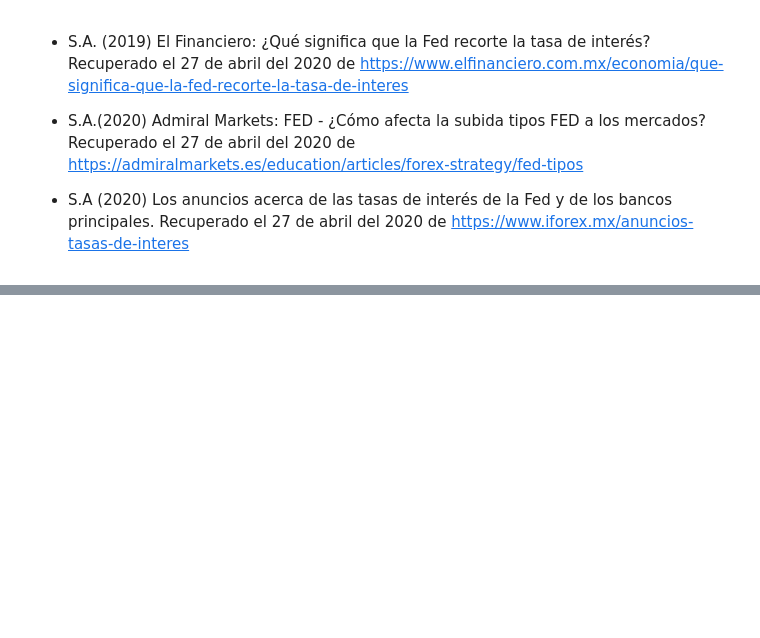
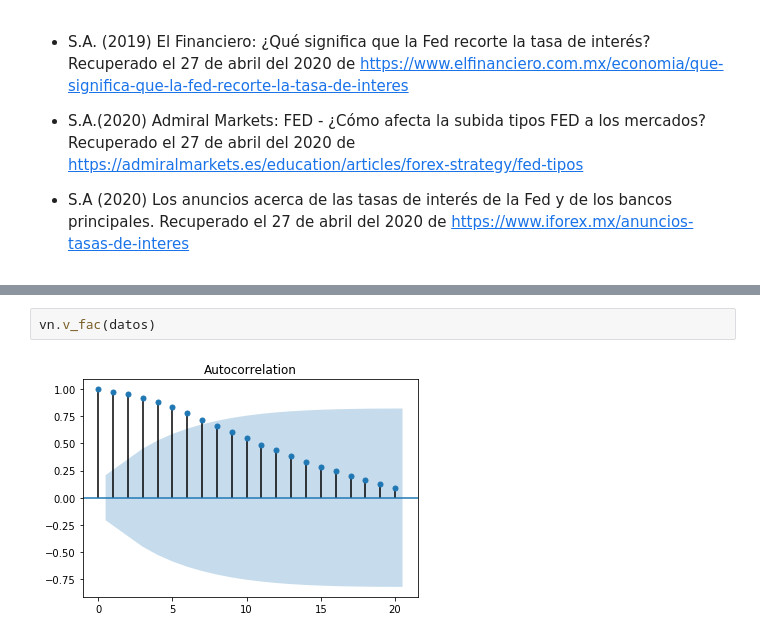
Before and after one commit to ferpinedot/ProyectoFinal_MST, a Jupyter notebook: Proyecto_equipo5.ipynb, the cells around one changed output, grey strips where cells are left out. Drawn from its saved outputs; the diff is of its cells as text; blank space fills up the shorter version.

```diff
--- a/Proyecto_equipo5.ipynb
+++ b/Proyecto_equipo5.ipynb
@@ -355,0 +462,4 @@ Con base en la información obtenida, es decir los resultados de la evaluación
+# %%
+vn.v_fac(datos)
+# %% [output]
+[figure, added]
```
Also changed, not shown: parts of 28 cells of this notebook.
